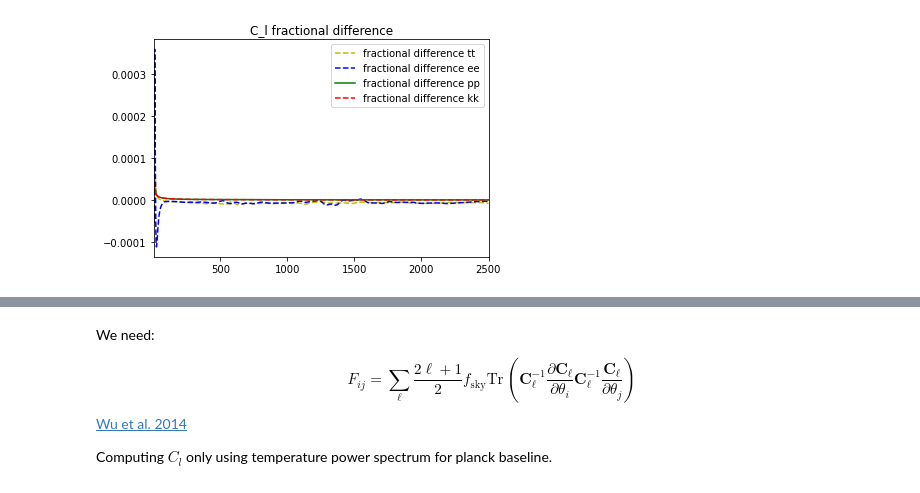
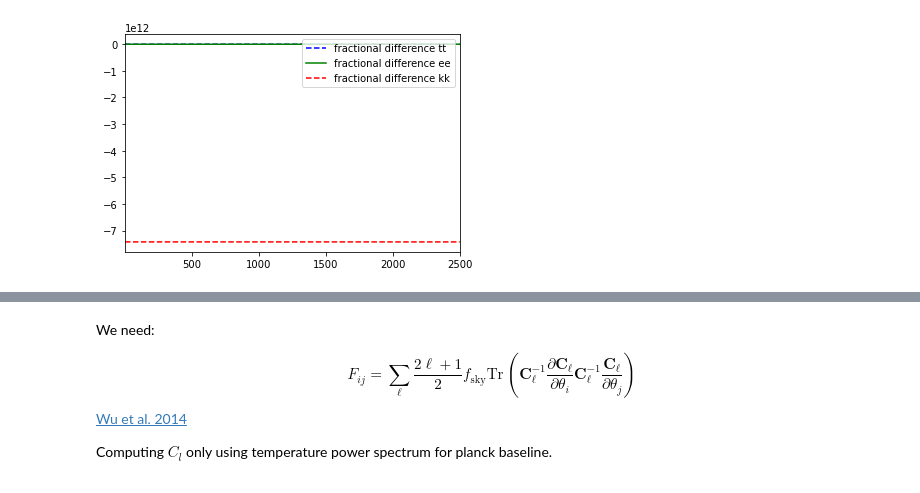
Before and after one commit to iej2106/fisher_dmb, a Jupyter notebook: compute_fisher_dmb_S4.ipynb, the cells around one changed output, grey strips where cells are left out. Drawn from its saved outputs; the diff is of its cells as text; code cells hidden in the pictures.

```diff
--- a/compute_fisher_dmb_S4.ipynb
+++ b/compute_fisher_dmb_S4.ipynb
@@ -70,4 +66,9 @@ for i in ell:
     if i < 2:
         Cl_est_kk.append(0)
     else:
-        Cl_est_kk.append(1/4*(math.factorial(i+2)/math.factorial(i-2))*fiducial['pp'][i])
+        Cl_est_kk.append((1/4*(math.factorial(i+2)/math.factorial(i-2))*fiducial['pp'][i])) #unitless
+
+a = np.load('noise/CMB_S4_noise.npy') #[uK^]2
+nl_tt = a[0] /((1.0e6*Tcmb)**2) #make unitless to match fiducial cl's
+nl_ee = a[1] /((1.0e6*Tcmb)**2)
+nl_kk = a[2] /((1.0e6*Tcmb)**2)
@@ -74,23 +87,26 @@ for i in ell:
 # %%
 aa_cl_tt = np.load('MCMC_data/Cl_tt_n_0_1GeV.npy')/((1.0e6*Tcmb)**2)
-aa_cl_pp = np.load('MCMC_data/Cl_pp_n_0_1GeV.npy')#/((1.0e6*Tcmb)**2)
+aa_cl_pp = np.load('MCMC_data/Cl_pp_n_0_1GeV.npy')/((1.0e6*Tcmb)**2)
 aa_cl_ee = np.load('MCMC_data/Cl_ee_n_0_1GeV.npy')/((1.0e6*Tcmb)**2)
-aa_cl_kk = np.load('MCMC_data/Cl_kk_n_0_1GeV.npy')#/((1.0e6*Tcmb)**2)
+aa_cl_kk = np.load('MCMC_data/Cl_kk_n_0_1GeV.npy')/((1.0e6*Tcmb)**2)
 frac_diff_tt = (aa_cl_tt - fiducial['tt'])/aa_cl_tt
 frac_diff_ee = (aa_cl_ee - fiducial['ee'])/aa_cl_ee
 frac_diff_pp = (aa_cl_pp - fiducial['pp'])/aa_cl_pp
 frac_diff_kk = (aa_cl_kk - Cl_est_kk)/aa_cl_kk
-plt.plot(frac_diff_tt, 'y--',label="fractional difference tt")
-plt.plot(frac_diff_ee, 'b--',label="fractional difference ee")
-plt.plot(frac_diff_pp, 'g-',label="fractional difference pp")
+#plt.plot(aa_cl_tt, 'y--',label="AIZHAN tt")
+#plt.plot(aa_cl_ee, 'r--',label="AIZHAN ee")
+#plt.plot(fiducial['tt'], 'y-',label="Isabella tt")
+#plt.plot(fiducial['ee'], 'r-',label="Isabella tt")
+plt.plot(frac_diff_tt, 'b--',label="fractional difference tt")
+plt.plot(frac_diff_ee, 'g-',label="fractional difference ee")
 plt.plot(frac_diff_kk, 'r--',label="fractional difference kk")
 #plt.yscale('log')
-#plt.ylim(5e-22,1e-6)
+#plt.ylim(5e-19,1e-15)
 plt.xlim(2,2500)
 plt.legend(loc="upper right")
-plt.title('C_l fractional difference')
-plt.savefig("C_l_fraction_compare.png")
+#plt.title('C_l fractional difference')
+#plt.savefig("C_l_fraction_compare.png")
 plt.show()
 # %% [output]
-[figure, old version]
+[figure, new version]
 # %%
```
Also changed, not shown: parts of 15 cells of this notebook.
